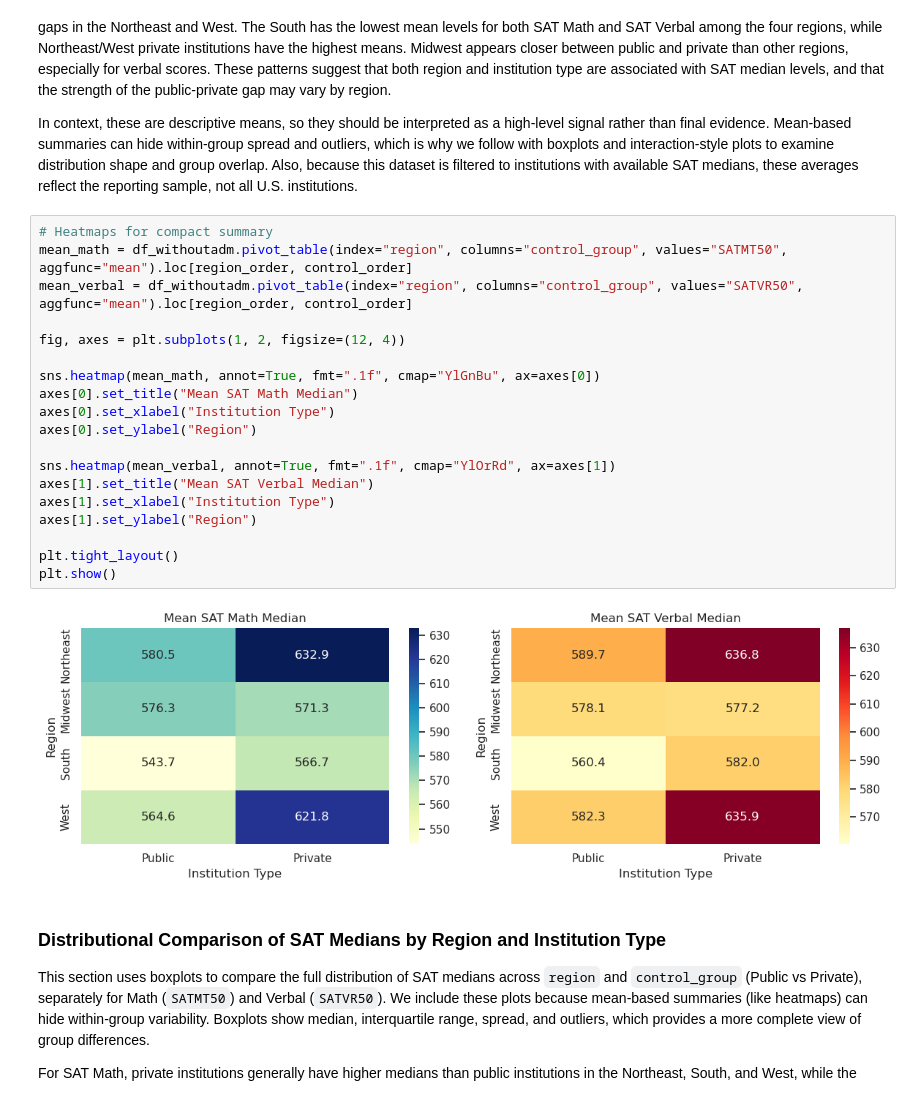
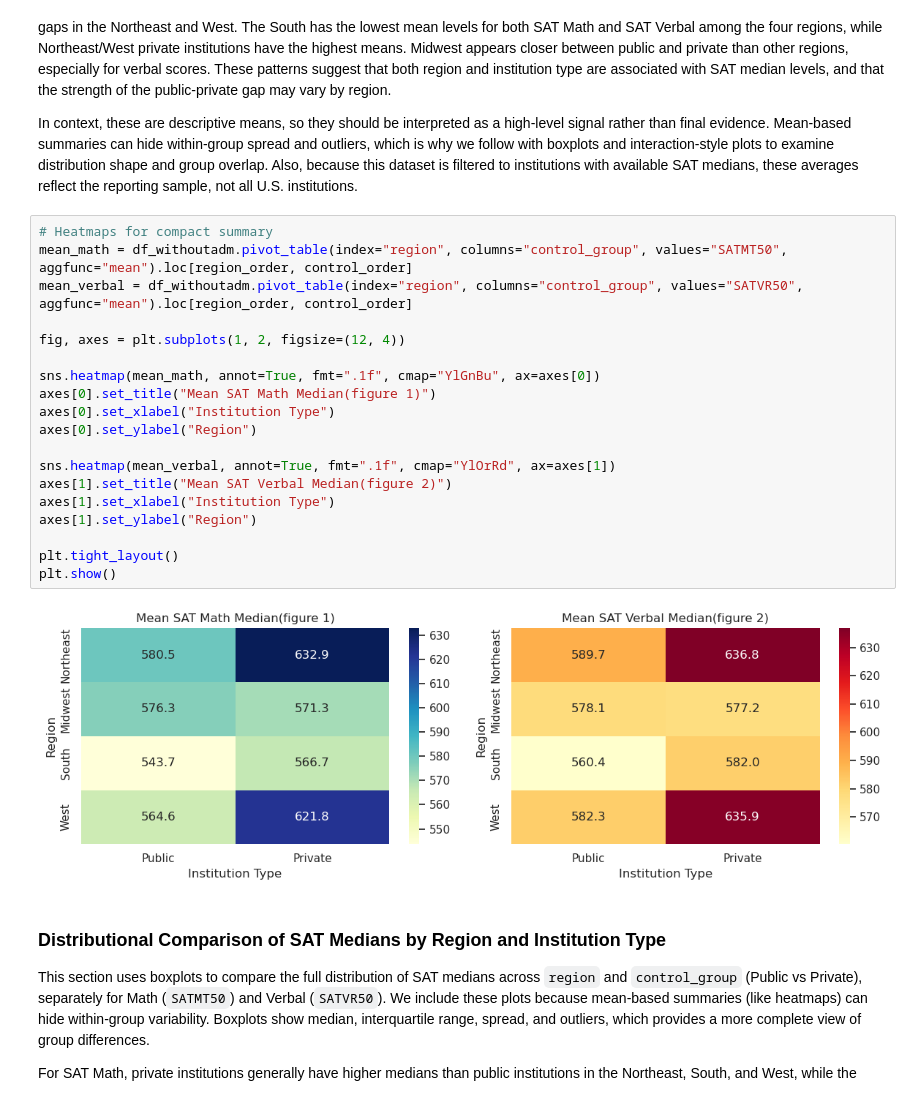
Before and after one commit to COGS108/Group065_WI26, a Jupyter notebook: 03-FinalProject.ipynb, the cells around one changed output. Saved outputs shown, nothing was run; the diff lists cells and outputs as text.

```diff
--- a/03-FinalProject.ipynb
+++ b/03-FinalProject.ipynb
@@ -224,24 +224,24 @@ In context, these are descriptive means, so they should be interpreted as a high
 # %%
 # Heatmaps for compact summary
 mean_math = df_withoutadm.pivot_table(index="region", columns="control_group", values="SATMT50", aggfunc="mean").loc[region_order, control_order]
 mean_verbal = df_withoutadm.pivot_table(index="region", columns="control_group", values="SATVR50", aggfunc="mean").loc[region_order, control_order]
 
 fig, axes = plt.subplots(1, 2, figsize=(12, 4))
 
 sns.heatmap(mean_math, annot=True, fmt=".1f", cmap="YlGnBu", ax=axes[0])
-axes[0].set_title("Mean SAT Math Median")
+axes[0].set_title("Mean SAT Math Median(figure 1)")
 axes[0].set_xlabel("Institution Type")
 axes[0].set_ylabel("Region")
 
 sns.heatmap(mean_verbal, annot=True, fmt=".1f", cmap="YlOrRd", ax=axes[1])
-axes[1].set_title("Mean SAT Verbal Median")
+axes[1].set_title("Mean SAT Verbal Median(figure 2)")
 axes[1].set_xlabel("Institution Type")
 axes[1].set_ylabel("Region")
 
 plt.tight_layout()
 plt.show()
 # %% [output]
-[figure, old version]
+[figure, new version]
 # %% [markdown]
 ### Distributional Comparison of SAT Medians by Region and Institution Type
 
```
Also changed, not shown: parts of 9 cells of this notebook.
